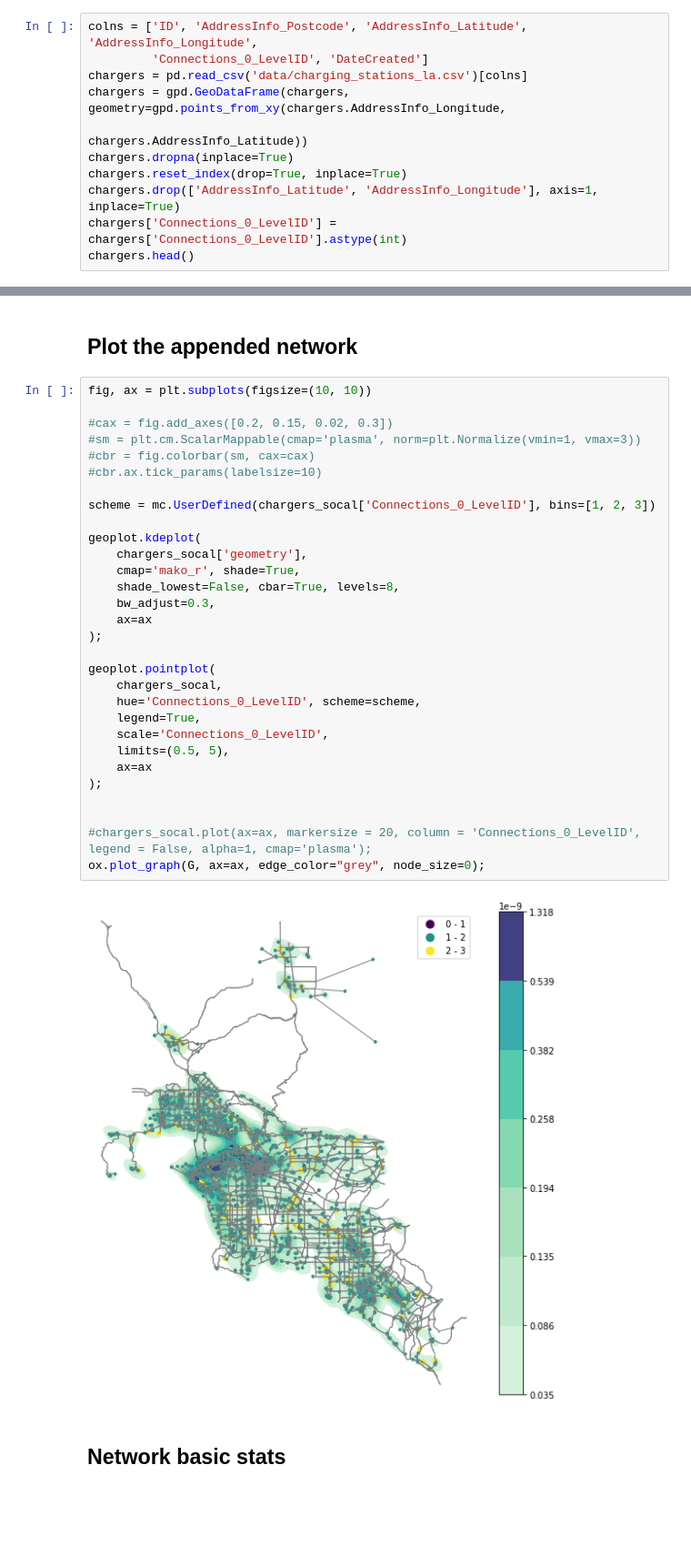
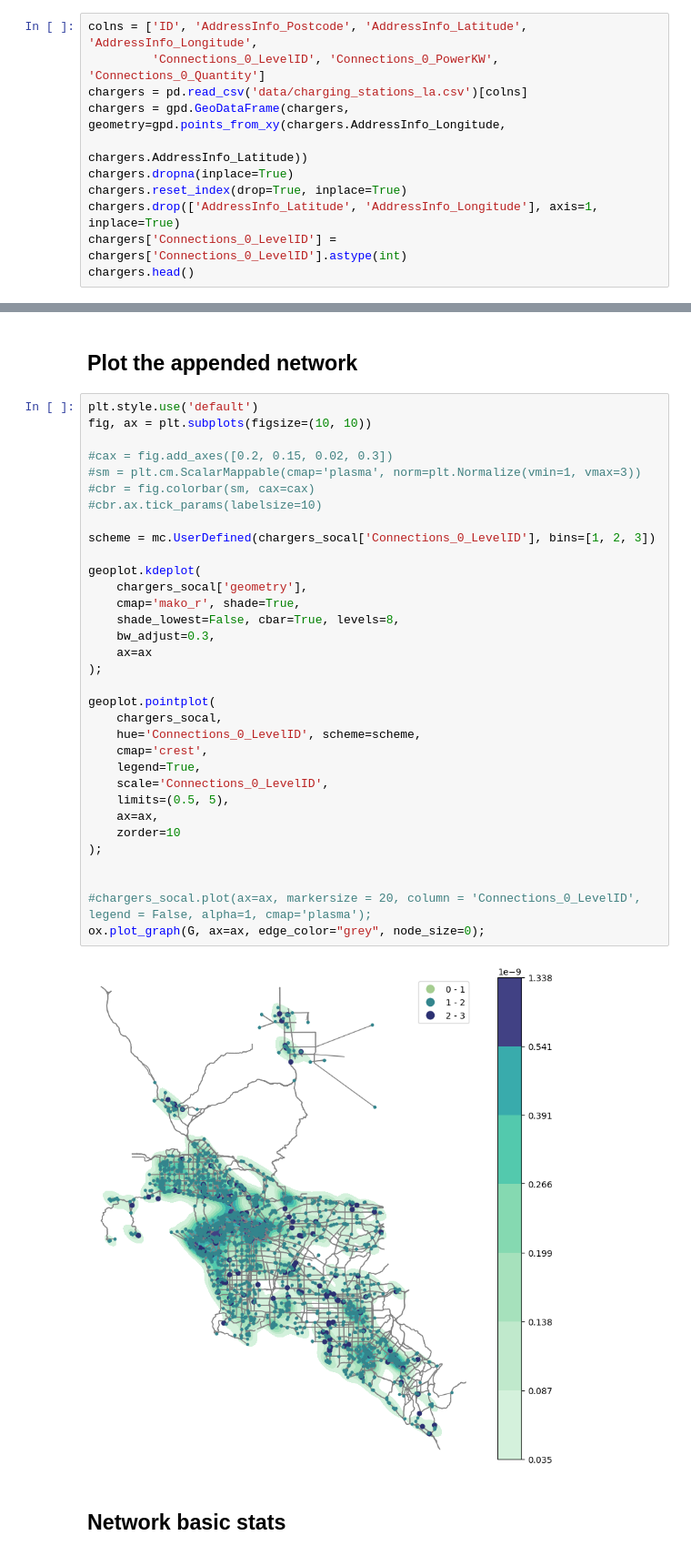
Before and after one commit to jarviskroos7/SoCalEVCSNetwork, a Jupyter notebook: ev_network_proj.ipynb, the cells around one changed output, grey strips where cells are left out. Shown at 91% size. Saved outputs shown, nothing was run; the diff lists cells and outputs as text; blank space fills up the shorter version.

```diff
--- a/ev_network_proj.ipynb
+++ b/ev_network_proj.ipynb
@@ -239,6 +258,6 @@ axs[2].set_facecolor('w')
 # %%
 colns = ['ID', 'AddressInfo_Postcode', 'AddressInfo_Latitude', 'AddressInfo_Longitude',
-         'Connections_0_LevelID', 'DateCreated']
+         'Connections_0_LevelID', 'Connections_0_PowerKW', 'Connections_0_Quantity']
 chargers = pd.read_csv('data/charging_stations_la.csv')[colns]
 chargers = gpd.GeoDataFrame(chargers, geometry=gpd.points_from_xy(chargers.AddressInfo_Longitude,
                                                                   chargers.AddressInfo_Latitude))
@@ -439,37 +449,40 @@ for index, row in chargers_socal.iterrows():
 # %% [markdown]
 ## Plot the appended network
 # %%
+plt.style.use('default')
 fig, ax = plt.subplots(figsize=(10, 10))
 
 #cax = fig.add_axes([0.2, 0.15, 0.02, 0.3])
 #sm = plt.cm.ScalarMappable(cmap='plasma', norm=plt.Normalize(vmin=1, vmax=3))
 #cbr = fig.colorbar(sm, cax=cax)
 #cbr.ax.tick_params(labelsize=10)
 
 scheme = mc.UserDefined(chargers_socal['Connections_0_LevelID'], bins=[1, 2, 3])
 
 geoplot.kdeplot(
     chargers_socal['geometry'],
     cmap='mako_r', shade=True,
     shade_lowest=False, cbar=True, levels=8,
     bw_adjust=0.3,
     ax=ax
 );
 
 geoplot.pointplot(
     chargers_socal,
     hue='Connections_0_LevelID', scheme=scheme,
+    cmap='crest',
     legend=True,
     scale='Connections_0_LevelID',
     limits=(0.5, 5),
-    ax=ax
+    ax=ax,
+    zorder=10
 );
 
 
 #chargers_socal.plot(ax=ax, markersize = 20, column = 'Connections_0_LevelID', legend = False, alpha=1, cmap='plasma');
 ox.plot_graph(G, ax=ax, edge_color="grey", node_size=0);
 # %% [output]
-[figure, old version]
+[figure, new version]
 # %% [markdown]
 ## Network basic stats
 # %%
```
Also changed, not shown: parts of 30 cells of this notebook, 1 other file.
